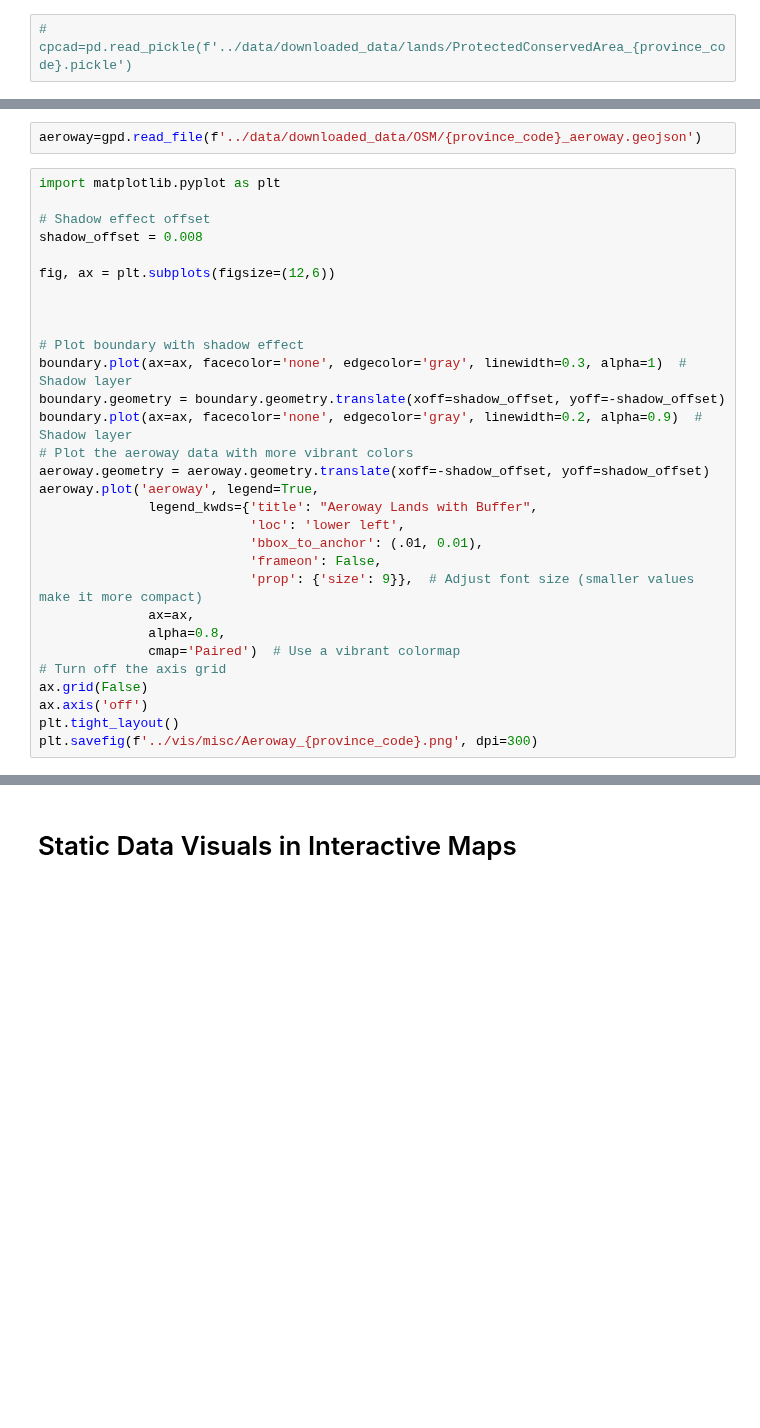
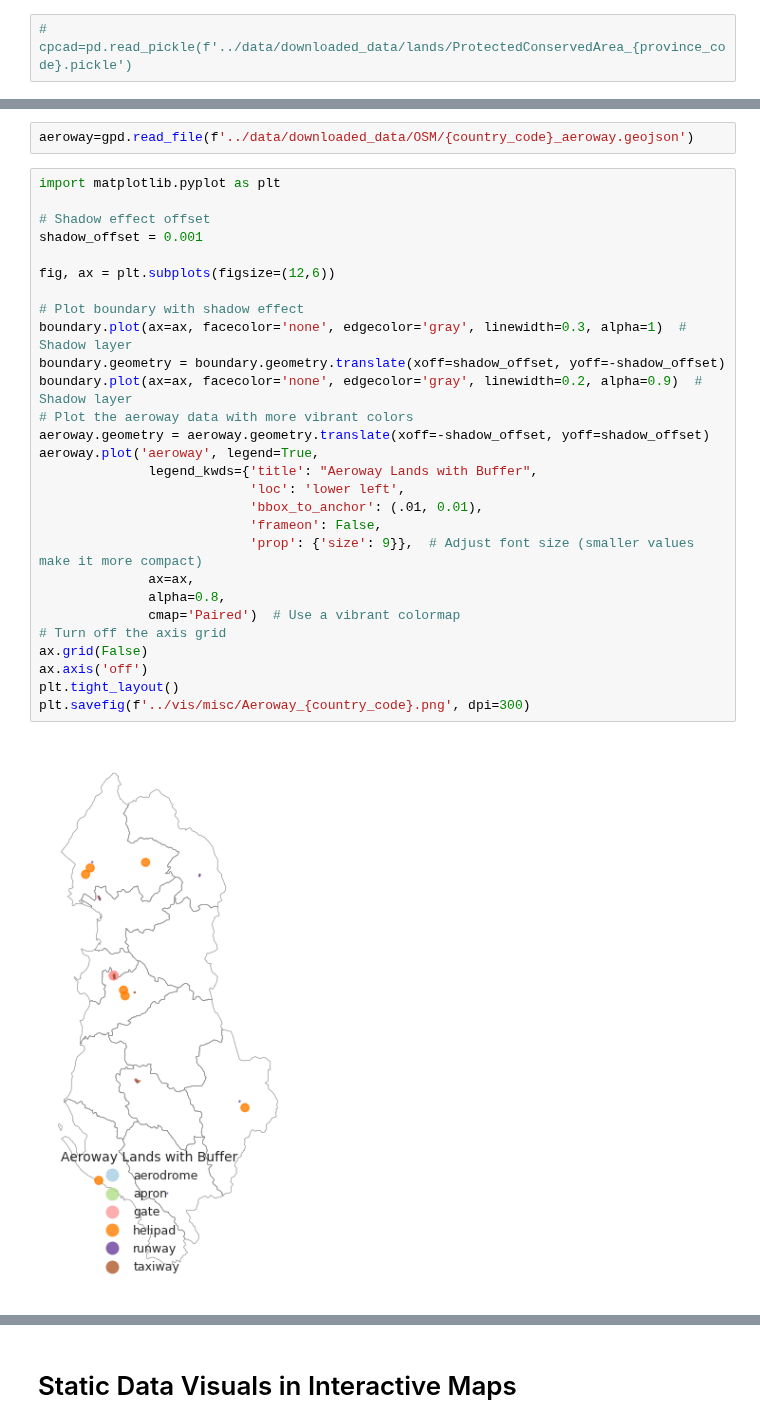
Before and after one commit to DeltaE/RESource, a Jupyter notebook: notebooks/Visuals.ipynb, the cells around one changed output, grey strips where cells are left out. Saved outputs shown, nothing was run; the diff lists cells and outputs as text; blank space fills up the shorter version.

```diff
--- a/notebooks/Visuals.ipynb
+++ b/notebooks/Visuals.ipynb
@@ -234,32 +231,32 @@ NameError: name 'cpcad' is not defined
 # %%
-aeroway=gpd.read_file(f'../data/downloaded_data/OSM/{province_code}_aeroway.geojson')
+aeroway=gpd.read_file(f'../data/downloaded_data/OSM/{country_code}_aeroway.geojson')
 # %%
 import matplotlib.pyplot as plt
 
 # Shadow effect offset
-shadow_offset = 0.008
+shadow_offset = 0.001
 
 fig, ax = plt.subplots(figsize=(12,6))
-
-
 
 # Plot boundary with shadow effect
 boundary.plot(ax=ax, facecolor='none', edgecolor='gray', linewidth=0.3, alpha=1)  # Shadow layer
 boundary.geometry = boundary.geometry.translate(xoff=shadow_offset, yoff=-shadow_offset)
 boundary.plot(ax=ax, facecolor='none', edgecolor='gray', linewidth=0.2, alpha=0.9)  # Shadow layer
 # Plot the aeroway data with more vibrant colors
 aeroway.geometry = aeroway.geometry.translate(xoff=-shadow_offset, yoff=shadow_offset)
 aeroway.plot('aeroway', legend=True,
               legend_kwds={'title': "Aeroway Lands with Buffer",
                            'loc': 'lower left',
                            'bbox_to_anchor': (.01, 0.01),
                            'frameon': False,
                            'prop': {'size': 9}},  # Adjust font size (smaller values make it more compact)
               ax=ax,
               alpha=0.8,
               cmap='Paired')  # Use a vibrant colormap
 # Turn off the axis grid
 ax.grid(False)
 ax.axis('off')
 plt.tight_layout()
-plt.savefig(f'../vis/misc/Aeroway_{province_code}.png', dpi=300)
+plt.savefig(f'../vis/misc/Aeroway_{country_code}.png', dpi=300)
+# %% [output]
+[figure, added]
```
Also changed, not shown: parts of 12 cells of this notebook, 7 other files.
